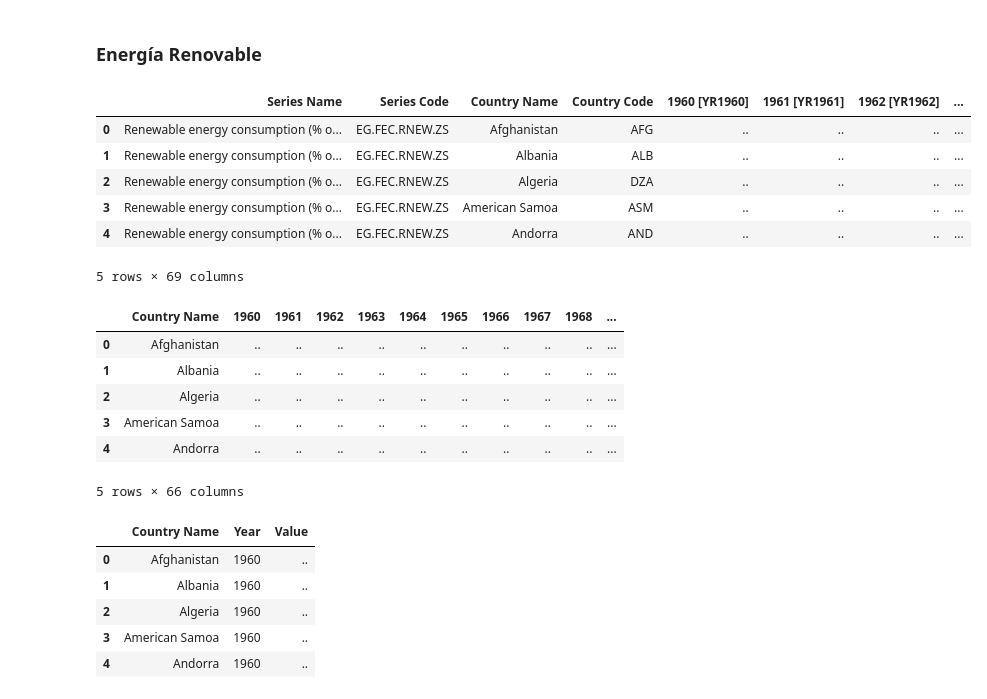
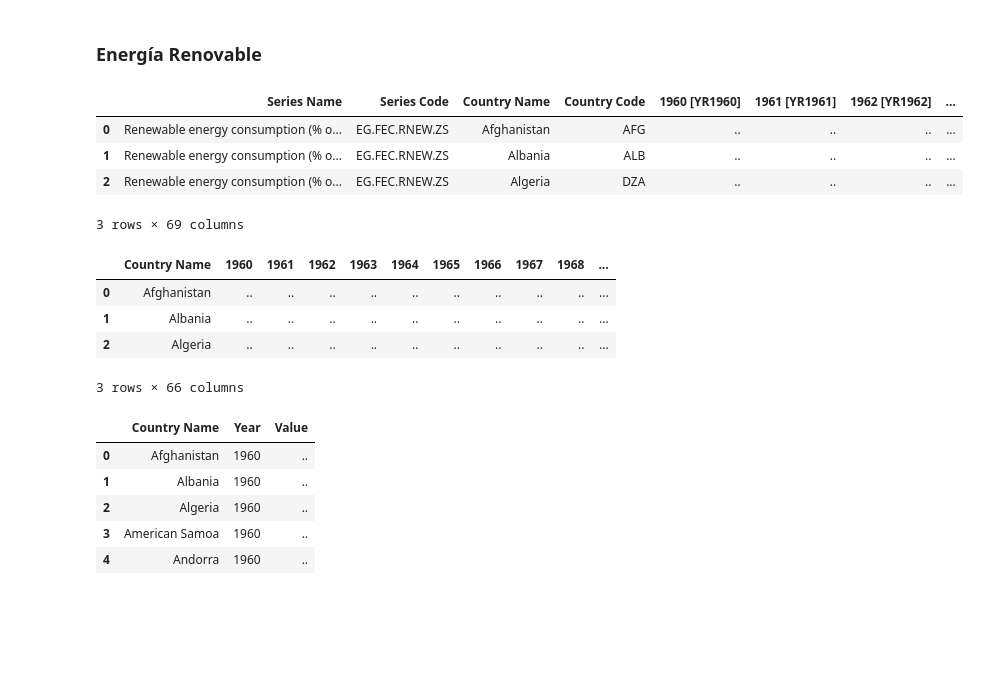
Before and after one commit to katiemackness/time-series-analysis, a Jupyter notebook: crecimiento-economico-sostenibilidad-es.ipynb, the cells around one changed output. Cells and saved outputs as stored; diff of their text form; code cells hidden in the pictures; blank space fills up the shorter version.

```diff
--- a/crecimiento-economico-sostenibilidad-es.ipynb
+++ b/crecimiento-economico-sostenibilidad-es.ipynb
@@ -131,36 +142,29 @@ memory usage: 32.4+ KB
 # %% [markdown]
 ### Energía Renovable
 # %%
-renewable_df.head()
+renewable_df.head(3)
 # %% [output]
 |  | Series Name | Series Code | Country Name | Country Code | 1960 [YR1960] | 1961 [YR1961] | 1962 [YR1962] | ... |
 | 0 | Renewable energy consumption (% o... | EG.FEC.RNEW.ZS | Afghanistan | AFG | .. | .. | .. | ... |
 | 1 | Renewable energy consumption (% o... | EG.FEC.RNEW.ZS | Albania | ALB | .. | .. | .. | ... |
 | 2 | Renewable energy consumption (% o... | EG.FEC.RNEW.ZS | Algeria | DZA | .. | .. | .. | ... |
-| 3 | Renewable energy consumption (% o... | EG.FEC.RNEW.ZS | American Samoa | ASM | .. | .. | .. | ... |
-| 4 | Renewable energy consumption (% o... | EG.FEC.RNEW.ZS | Andorra | AND | .. | .. | .. | ... |
-5 rows × 69 columns
+3 rows × 69 columns
 # %%
 # Drop columns with all NaN or empty values
 renewable_df.dropna(axis=1, how='all', inplace=True)
 
-
 # Elimina columnas no necesarias
 renewable_df.drop(columns=['Series Name', 'Series Code', 'Country Code'], inplace=True)
 
-renewable_df.info()
+# Cambiar los nombres de los columnas de los años
+renewable_df.rename(columns=lambda x: x[:4] if renewable_df.columns.get_loc(x) in range(1, 66) else x, inplace=True)
+renewable_df.head(3)
+# %% [output]
+|  | Country Name | 1960 | 1961 | 1962 | 1963 | 1964 | 1965 | 1966 | 1967 | 1968 | ... |
+| 0 | Afghanistan | .. | .. | .. | .. | .. | .. | .. | .. | .. | ... |
+| 1 | Albania | .. | .. | .. | .. | .. | .. | .. | .. | .. | ... |
+| 2 | Algeria | .. | .. | .. | .. | .. | .. | .. | .. | .. | ... |
+3 rows × 66 columns
-# %%
-# Cambiar los nombres de los columnas de los años
-renewable_df.rename(columns=lambda x: x[:4] if renewable_df.columns.get_loc(x) in range(1, 66) else x, inplace=True)
-renewable_df.head()
-# %% [output]
-|  | Country Name | 1960 | 1961 | 1962 | 1963 | 1964 | 1965 | 1966 | 1967 | 1968 | ... |
-| 0 | Afghanistan | .. | .. | .. | .. | .. | .. | .. | .. | .. | ... |
-| 1 | Albania | .. | .. | .. | .. | .. | .. | .. | .. | .. | ... |
-| 2 | Algeria | .. | .. | .. | .. | .. | .. | .. | .. | .. | ... |
-| 3 | American Samoa | .. | .. | .. | .. | .. | .. | .. | .. | .. | ... |
-| 4 | Andorra | .. | .. | .. | .. | .. | .. | .. | .. | .. | ... |
-5 rows × 66 columns
 # %%
 # Reestructurar los datos
 renewable_df = renewable_df.melt(id_vars=["Country Name"], var_name="Year", value_name="Value")
```
Also changed, not shown: parts of 51 cells of this notebook.
